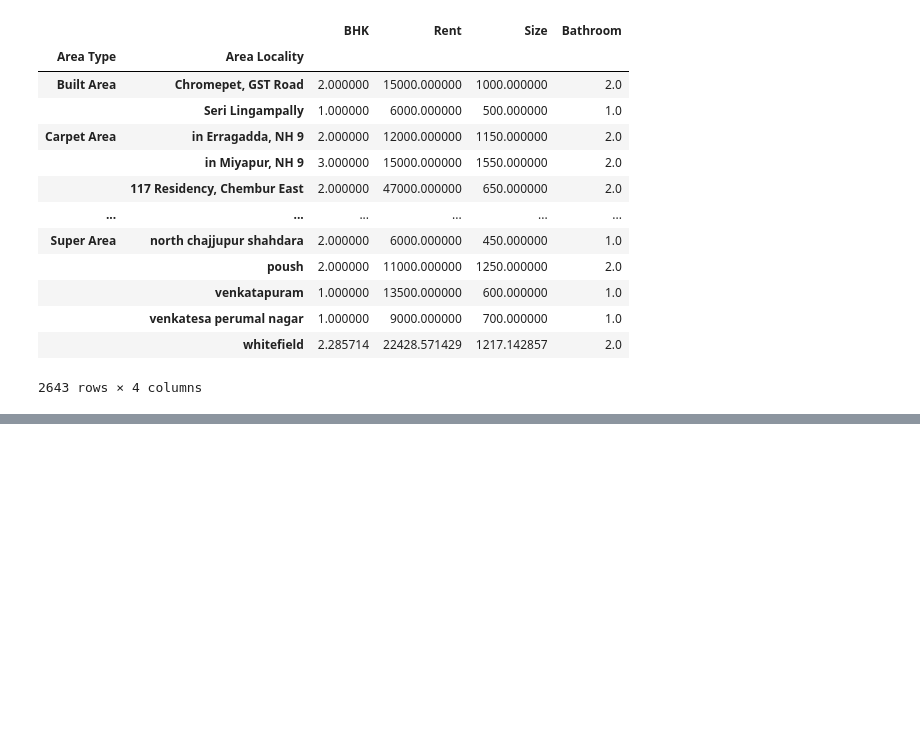
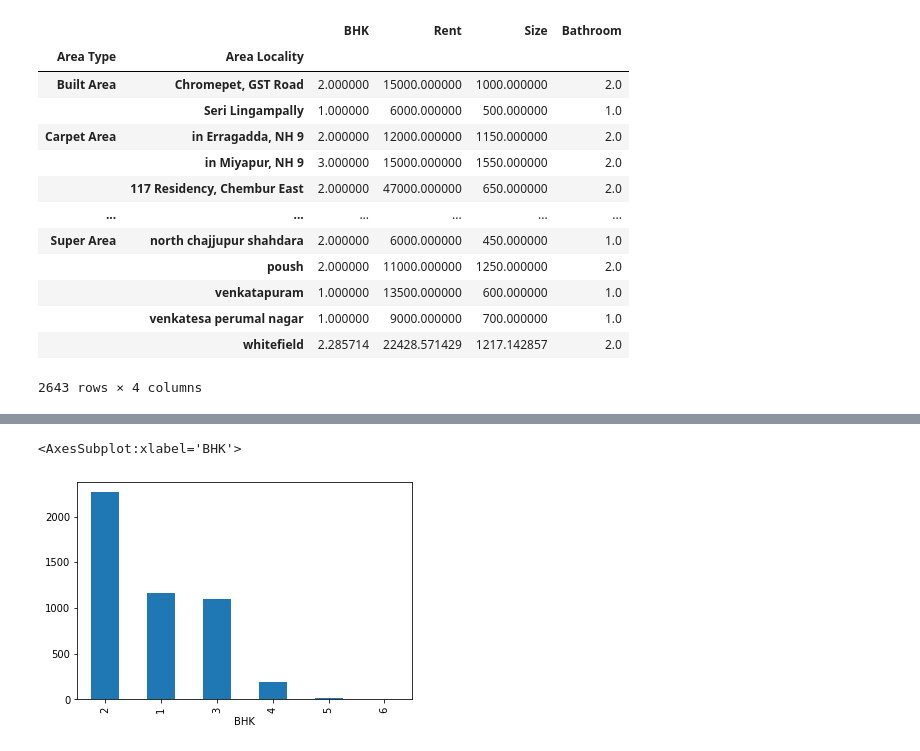
Before and after one commit to juneedpk/data-viz1, a Jupyter notebook: eda_house_rent.ipynb, the cells around one changed output, grey strips where cells are left out. Cells and saved outputs as stored; diff of their text form; code cells hidden in the pictures; blank space fills up the shorter version.

```diff
--- a/eda_house_rent.ipynb
+++ b/eda_house_rent.ipynb
@@ -47,0 +82,5 @@ hr.groupby(['Area Type','Area Locality']).mean()
+# %%
+hr.value_counts('BHK').plot.bar()
+# %% [output]
+<AxesSubplot:xlabel='BHK'>
+[figure, added]
```
Also changed, not shown: parts of 4 cells of this notebook.
